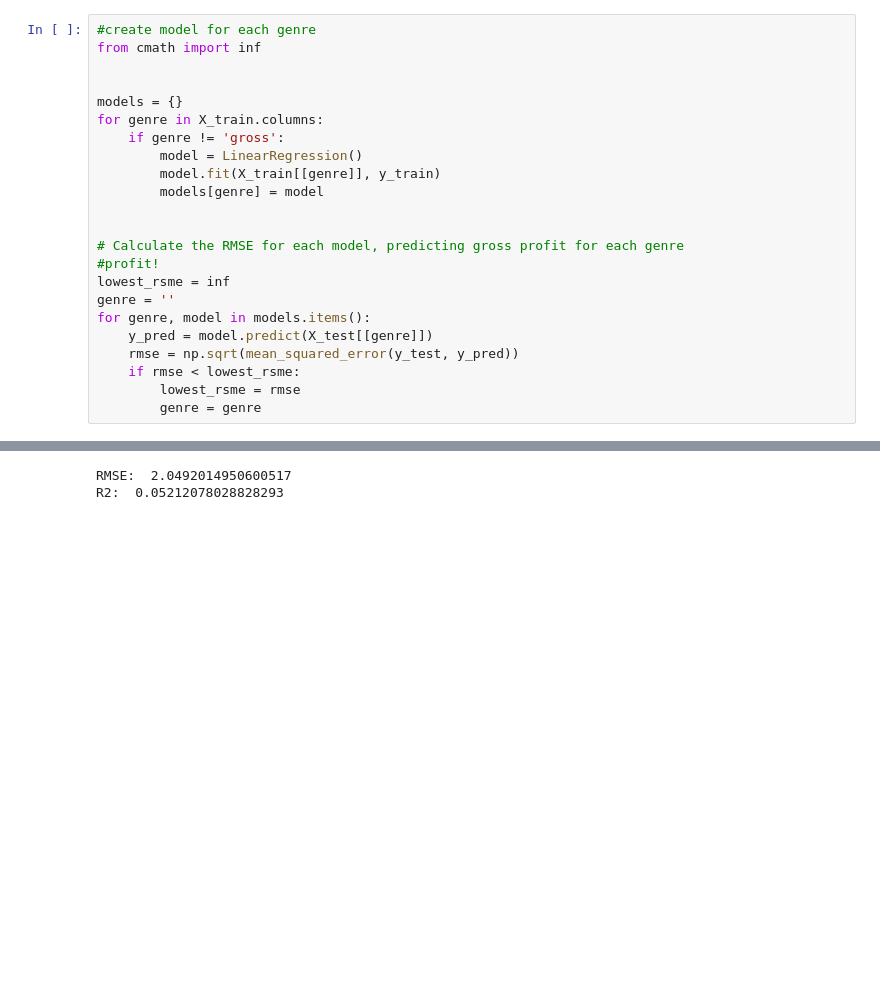
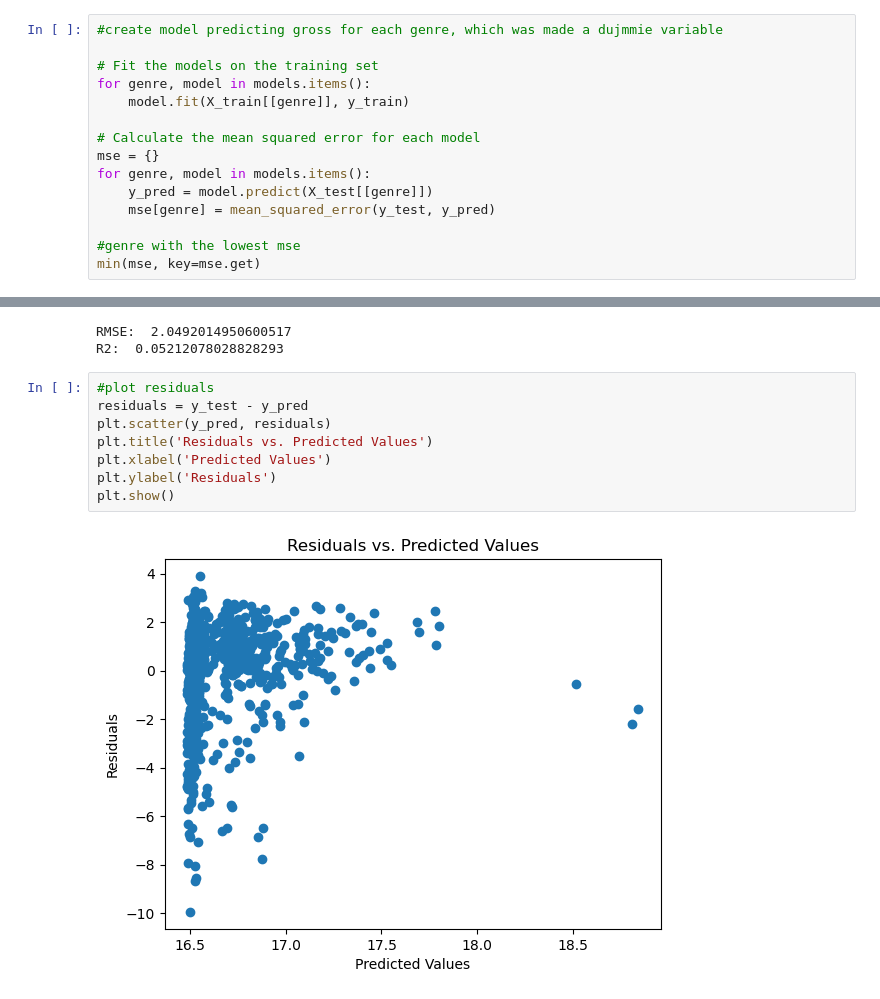
Before and after one commit to diegoschum/Zzzz, a Jupyter notebook: data_manipulation.ipynb, the cells around one changed output, grey strips where cells are left out. Drawn from its saved outputs; the diff is of its cells as text; blank space fills up the shorter version.

```diff
--- a/data_manipulation.ipynb
+++ b/data_manipulation.ipynb
@@ -162,25 +162,17 @@ for genre, model in models.items():
 #         model.fit(X_train[[genre]], y_train)
 #         models[genre] = model
 # %%
-#create model for each genre
-from cmath import inf
+#create model predicting gross for each genre, which was made a dujmmie variable
 
+# Fit the models on the training set
+for genre, model in models.items():
+    model.fit(X_train[[genre]], y_train)
 
-models = {}
-for genre in X_train.columns:
-    if genre != 'gross':
-        model = LinearRegression()
-        model.fit(X_train[[genre]], y_train)
-        models[genre] = model
-
-
-# Calculate the RMSE for each model, predicting gross profit for each genre
-#profit!
-lowest_rsme = inf
-genre = ''
+# Calculate the mean squared error for each model
+mse = {}
 for genre, model in models.items():
     y_pred = model.predict(X_test[[genre]])
-    rmse = np.sqrt(mean_squared_error(y_test, y_pred))
-    if rmse < lowest_rsme:
-        lowest_rsme = rmse
-        genre = genre
+    mse[genre] = mean_squared_error(y_test, y_pred)
+
+#genre with the lowest mse
+min(mse, key=mse.get)
@@ -204,3 +198,13 @@ print('R2: ', best_model.score(X_test[[genre]], y_test))
 # %% [output]
 RMSE:  2.0492014950600517
 R2:  0.05212078028828293
+# %%
+#plot residuals
+residuals = y_test - y_pred
+plt.scatter(y_pred, residuals)
+plt.title('Residuals vs. Predicted Values')
+plt.xlabel('Predicted Values')
+plt.ylabel('Residuals')
+plt.show()
+# %% [output]
+[figure, added]
```
Also changed, not shown: parts of 5 cells of this notebook.
